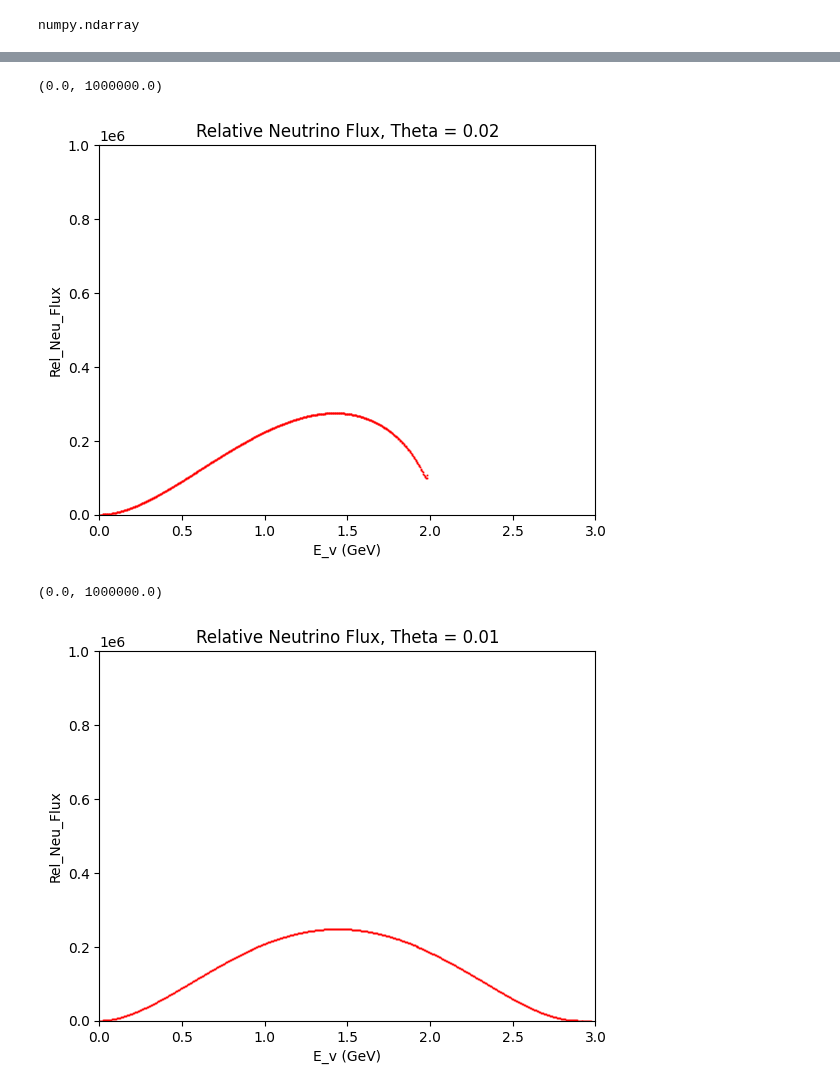
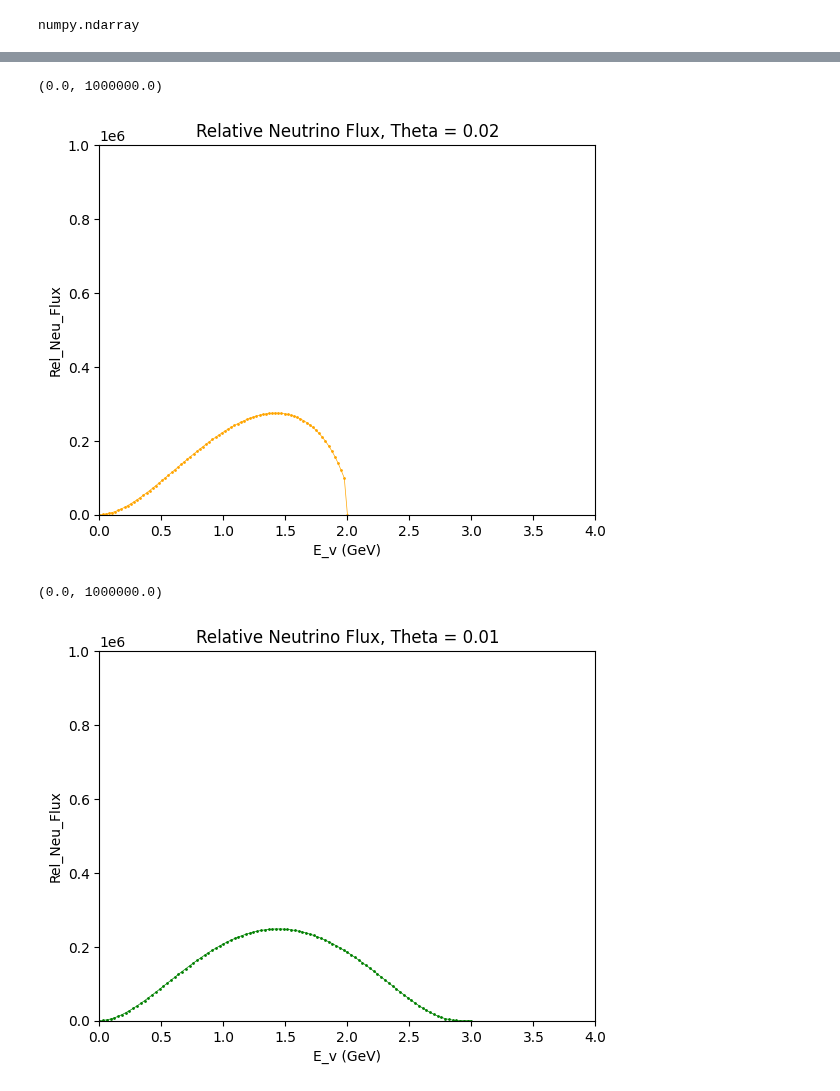
Before and after one commit to MrD0balina/Fourth-Year-Project---Neutrino-Oscillations, a Jupyter notebook: Defining_The_Plotting_Functions_Lists.ipynb, the cells around one changed output, grey strips where cells are left out. Cells and saved outputs as stored; diff of their text form; code cells hidden in the pictures.

```diff
--- a/Defining_The_Plotting_Functions_Lists.ipynb
+++ b/Defining_The_Plotting_Functions_Lists.ipynb
@@ -622,5 +631,5 @@ plt.ylim(0, 1e6)
 # %%
-E_v = np.linspace( 0 , 2 , 500 )
+E_v = np.linspace( 0 , 2 , 80)
 
 theta = 0.015
 
@@ -630,40 +639,40 @@ E_pi = (  (m_pi * E_v )    /  (   E_v_star * ( 1 + cos_theta_star )  )   )
 
 Rel_Neu_Flux = ( ( ( E_pro - E_pi ) ** 5 ) * ( ( E_pi * E_v ) / ( cos_theta_star ) ) )
 
+Rel_Neu_Flux[np.isnan(Rel_Neu_Flux)] = 0
 
-
-plt.scatter( E_v , Rel_Neu_Flux , s = 0.2 , c = "r" , marker = "x" )
+plt.plot( E_v , Rel_Neu_Flux , "-o" , color = "orange", linewidth = 0.5 , markersize = 1  )
 
 plt.title("Relative Neutrino Flux, Theta = 0.02")
 plt.xlabel("E_v (GeV)")
 plt.ylabel("Rel_Neu_Flux")
 
-plt.xlim(0, 3)
+plt.xlim(0, 4)
 plt.ylim(0, 1e6)
 # %% [output]
 (0.0, 1000000.0)
-[figure, old version]
+[figure, new version]
 # %%
-E_v = np.linspace( 0 , 3 , 500 )
+E_v = np.linspace( 0 , 3 , 100 )
 
 theta = 0.01
 
 cos_theta_star = (  ( 1 - ( ( E_v ** 2 ) / ( E_v_star ** 2 ) ) * ( ( 1 / ( ( cos(theta) ) ** 2 ) ) - 1 ) ) ** ( 1 / 2 ) )
 
 E_pi = (  (m_pi * E_v )    /  (   E_v_star * ( 1 + cos_theta_star )  )   )
 
 Rel_Neu_Flux = ( ( ( E_pro - E_pi ) ** 5 ) * ( ( E_pi * E_v ) / ( cos_theta_star ) ) )
 
+Rel_Neu_Flux[np.isnan(Rel_Neu_Flux)] = 0
 
-
-plt.scatter( E_v , Rel_Neu_Flux , s = 0.2 , c = "r" , marker = "x" )
+plt.plot( E_v , Rel_Neu_Flux , "-o" , color = "green", linewidth = 0.5 , markersize = 1  )
 
 plt.title("Relative Neutrino Flux, Theta = 0.01")
 plt.xlabel("E_v (GeV)")
 plt.ylabel("Rel_Neu_Flux")
 
-plt.xlim(0, 3)
+plt.xlim(0, 4)
 plt.ylim(0, 1e6)
 # %% [output]
 (0.0, 1000000.0)
-[figure, old version]
+[figure, new version]
```
Also changed, not shown: parts of 4 cells of this notebook.
